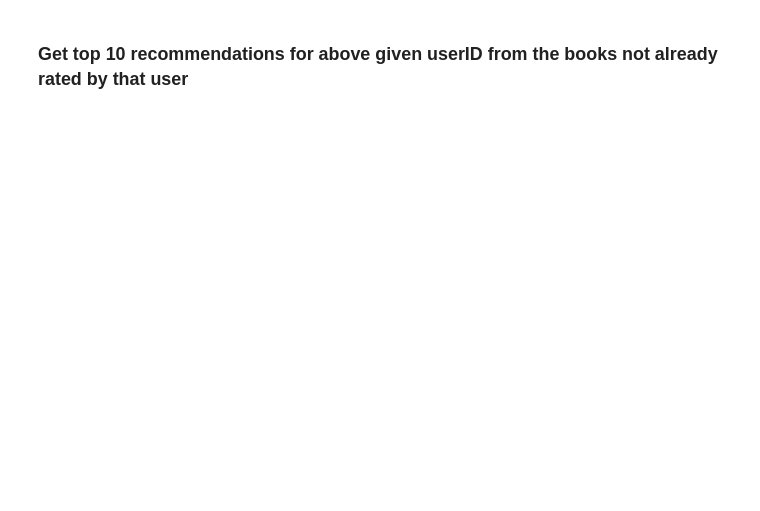
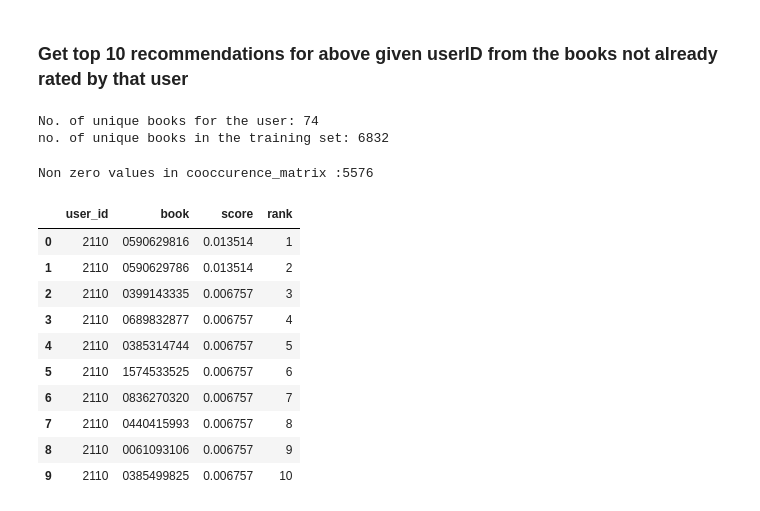
Before and after one commit to GreatLearningAIML1/chennai-aug-batch-ssbruno, a Jupyter notebook: Residency5/R5_External_Lab_CollobarativeFiltering.ipynb, the cells around one changed output. Cells and saved outputs as stored; diff of their text form; code cells hidden in the pictures; blank space fills up the shorter version.

```diff
--- a/Residency5/R5_External_Lab_CollobarativeFiltering.ipynb
+++ b/Residency5/R5_External_Lab_CollobarativeFiltering.ipynb
@@ -418,0 +561,9 @@ user_full_info.head()
+# %%
+user_data = train_data[train_data['userID'] == user_id]
+user_items = list(user_data['ISBN'].unique())
+print("No. of unique books for the user: %d" % len(user_items))
+all_books = list(train_data['ISBN'].unique())
+print("no. of unique books in the training set: %d" % len(all_books))
+# %% [output]
+No. of unique books for the user: 74
+no. of unique books in the training set: 6832
@@ -418,0 +595,49 @@ user_full_info.head()
+# %%
+def generate_top_recommendations(train_data, user, cooccurence_matrix, all_books, user_books):
+        print("Non zero values in cooccurence_matrix :%d" % np.count_nonzero(cooccurence_matrix))
+
+        #Calculate a weighted average of the scores in cooccurence matrix for all user books.
+        user_sim_scores = cooccurence_matrix.sum(axis=0)/float(cooccurence_matrix.shape[0])
+        user_sim_scores = np.array(user_sim_scores)[0].tolist()
+
+        #Sort the indices of user_sim_scores based upon their value
+        #Also maintain the corresponding score
+        sort_index = sorted(((e,i) for i,e in enumerate(list(user_sim_scores))), reverse=True)
+
+        #Create a dataframe from the following
+        columns = ['user_id', 'book', 'score', 'rank']
+        #index = np.arange(1) # array of numbers for the number of samples
+        df = pd.DataFrame(columns=columns)
+
+        #Fill the dataframe with top 10 item based recommendations
+        rank = 1
+        for i in range(0,len(sort_index)):
+            if ~np.isnan(sort_index[i][0]) and all_books[sort_index[i][1]] not in user_books and rank <= 10:
+                df.loc[len(df)]=[user,all_books[sort_index[i][1]],sort_index[i][0],rank]
+                rank = rank+1
+
+        #Handle the case where there are no recommendations
+        if df.shape[0] == 0:
+            print("The current user has no books for training the item similarity based recommendation model.")
+            return -1
+        else:
+            return df
+# %%
+#cooccurence_matrix
+df_recommendations = generate_top_recommendations(train_data, user_id, cooccurence_matrix, all_books, user_items)
+# %% [output]
+Non zero values in cooccurence_matrix :5576
+# %%
+df_recommendations
+# %% [output]
+|  | user_id | book | score | rank |
+| 0 | 2110 | 0590629816 | 0.013514 | 1 |
+| 1 | 2110 | 0590629786 | 0.013514 | 2 |
+| 2 | 2110 | 0399143335 | 0.006757 | 3 |
+| 3 | 2110 | 0689832877 | 0.006757 | 4 |
+| 4 | 2110 | 0385314744 | 0.006757 | 5 |
+| 5 | 2110 | 1574533525 | 0.006757 | 6 |
+| 6 | 2110 | 0836270320 | 0.006757 | 7 |
+| 7 | 2110 | 0440415993 | 0.006757 | 8 |
+| 8 | 2110 | 0061093106 | 0.006757 | 9 |
+| 9 | 2110 | 0385499825 | 0.006757 | 10 |
```
Also changed, not shown: parts of 23 cells of this notebook.
